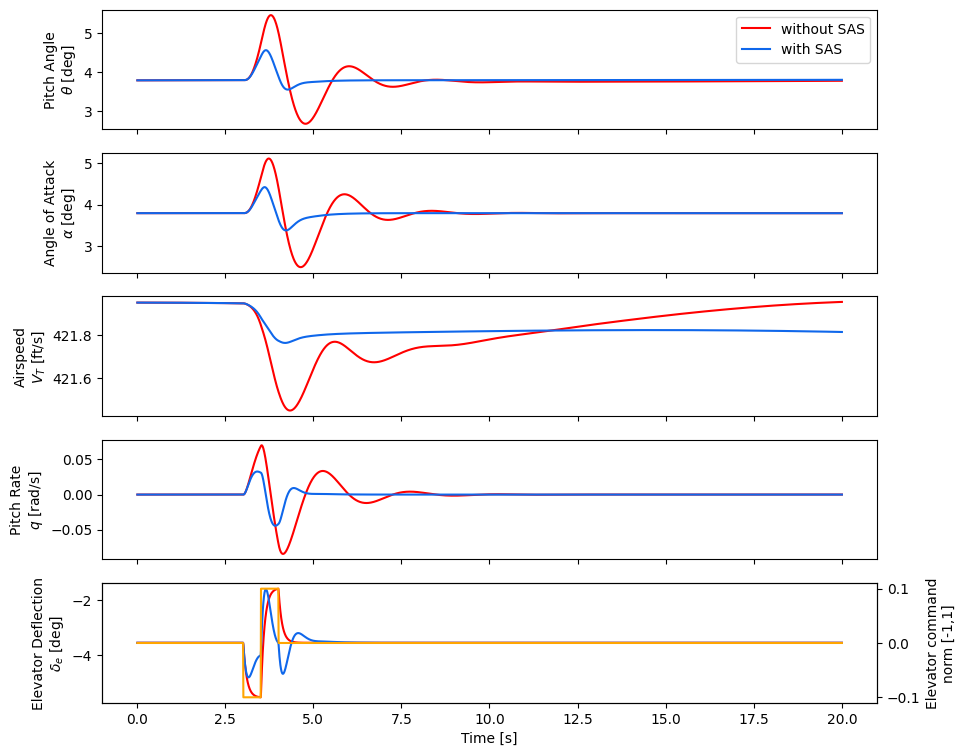
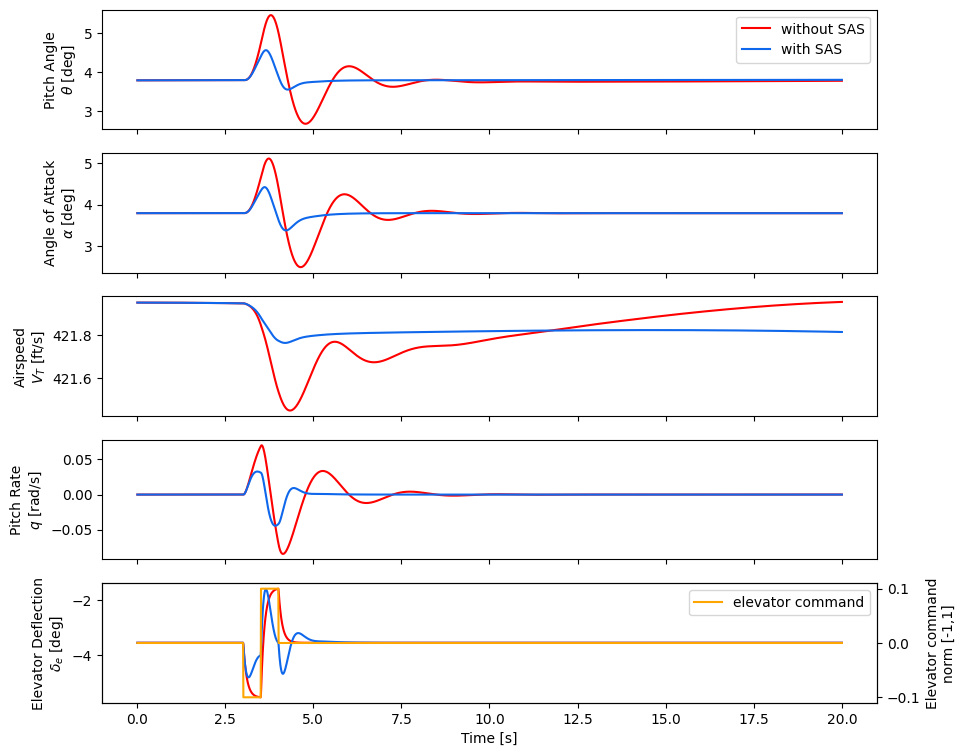
Code edit (unified diff) that turned the first committed figure into the second:
--- before
+++ after
@@ -122,6 +122,7 @@
 # Create a secondary y-axis for the control input command
 ax2 = ax_elev.twinx()
-ax2.plot(data_no_sas['times'], data_no_sas['elevator_commands'], color='orange', label= "elevator cmd")
+ax2.plot(data_no_sas['times'], data_no_sas['elevator_commands'], color='orange', label="elevator command")
 ax2.set_ylabel("Elevator command" + "\n" + "norm [-1,1]")
+ax2.legend()
 
 # Create labels for the results

Commit: pull request modifications